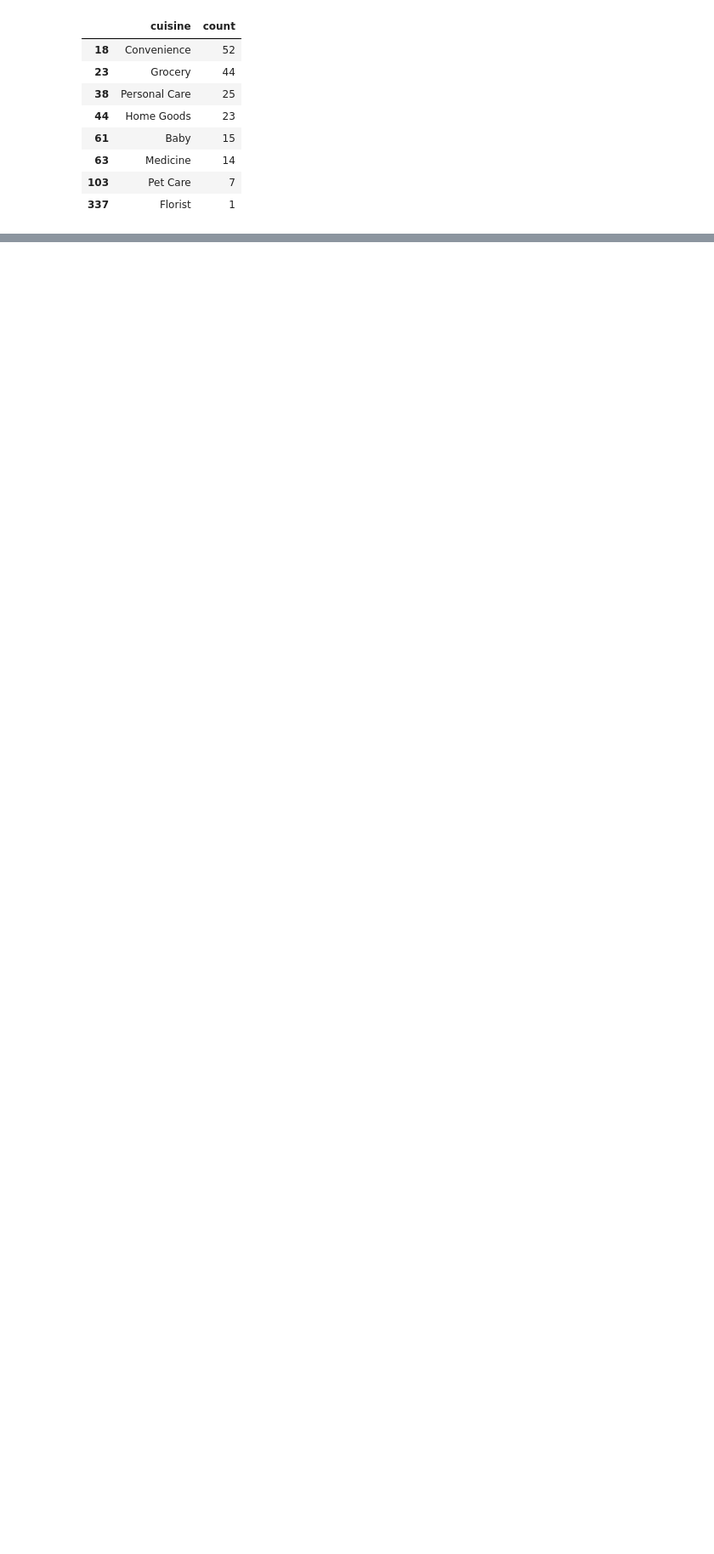
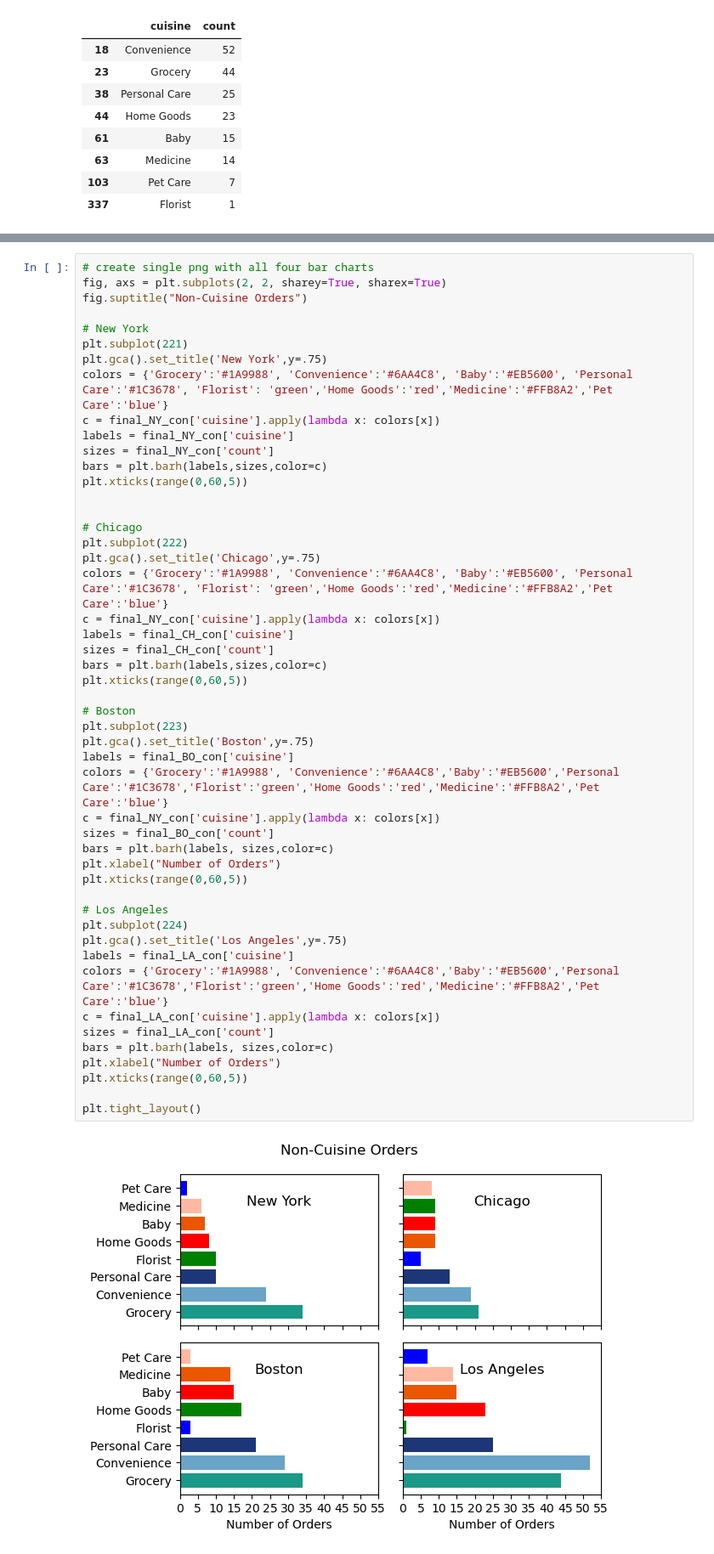
Before and after one commit to CRFitzgerald/Group-7-Data-Project, a Jupyter notebook: Non-Cuisine Order Volumes.ipynb, the cells around one changed output, grey strips where cells are left out. Shown at 85% size. Drawn from its saved outputs; the diff is of its cells as text; blank space fills up the shorter version.

```diff
--- a/Non-Cuisine Order Volumes.ipynb
+++ b/Non-Cuisine Order Volumes.ipynb
@@ -261,0 +308,51 @@ ax4.plot(x, -y**2, 'tab:red')
+# %%
+# create single png with all four bar charts
+fig, axs = plt.subplots(2, 2, sharey=True, sharex=True)
+fig.suptitle("Non-Cuisine Orders")
+
+# New York
+plt.subplot(221)
+plt.gca().set_title('New York',y=.75)
+colors = {'Grocery':'#1A9988', 'Convenience':'#6AA4C8', 'Baby':'#EB5600', 'Personal Care':'#1C3678', 'Florist': 'green','Home Goods':'red','Medicine':'#FFB8A2','Pet Care':'blue'}
+c = final_NY_con['cuisine'].apply(lambda x: colors[x])
+labels = final_NY_con['cuisine']
+sizes = final_NY_con['count']
+bars = plt.barh(labels,sizes,color=c)
+plt.xticks(range(0,60,5))
+
+
+# Chicago
+plt.subplot(222)
+plt.gca().set_title('Chicago',y=.75)
+colors = {'Grocery':'#1A9988', 'Convenience':'#6AA4C8', 'Baby':'#EB5600', 'Personal Care':'#1C3678', 'Florist': 'green','Home Goods':'red','Medicine':'#FFB8A2','Pet Care':'blue'}
+c = final_NY_con['cuisine'].apply(lambda x: colors[x])
+labels = final_CH_con['cuisine']
+sizes = final_CH_con['count']
+bars = plt.barh(labels,sizes,color=c)
+plt.xticks(range(0,60,5))
+
+# Boston
+plt.subplot(223)
+plt.gca().set_title('Boston',y=.75)
+labels = final_BO_con['cuisine']
+colors = {'Grocery':'#1A9988', 'Convenience':'#6AA4C8','Baby':'#EB5600','Personal Care':'#1C3678','Florist':'green','Home Goods':'red','Medicine':'#FFB8A2','Pet Care':'blue'}
+c = final_NY_con['cuisine'].apply(lambda x: colors[x])
+sizes = final_BO_con['count']
+bars = plt.barh(labels, sizes,color=c)
+plt.xlabel("Number of Orders")
+plt.xticks(range(0,60,5))
+
+# Los Angeles
+plt.subplot(224)
+plt.gca().set_title('Los Angeles',y=.75)
+labels = final_LA_con['cuisine']
+colors = {'Grocery':'#1A9988', 'Convenience':'#6AA4C8','Baby':'#EB5600','Personal Care':'#1C3678','Florist':'green','Home Goods':'red','Medicine':'#FFB8A2','Pet Care':'blue'}
+c = final_LA_con['cuisine'].apply(lambda x: colors[x])
+sizes = final_LA_con['count']
+bars = plt.barh(labels, sizes,color=c)
+plt.xlabel("Number of Orders")
+plt.xticks(range(0,60,5))
+
+plt.tight_layout()
+# %% [output]
+[figure, added]
```
Also changed, not shown: parts of 8 cells of this notebook.
